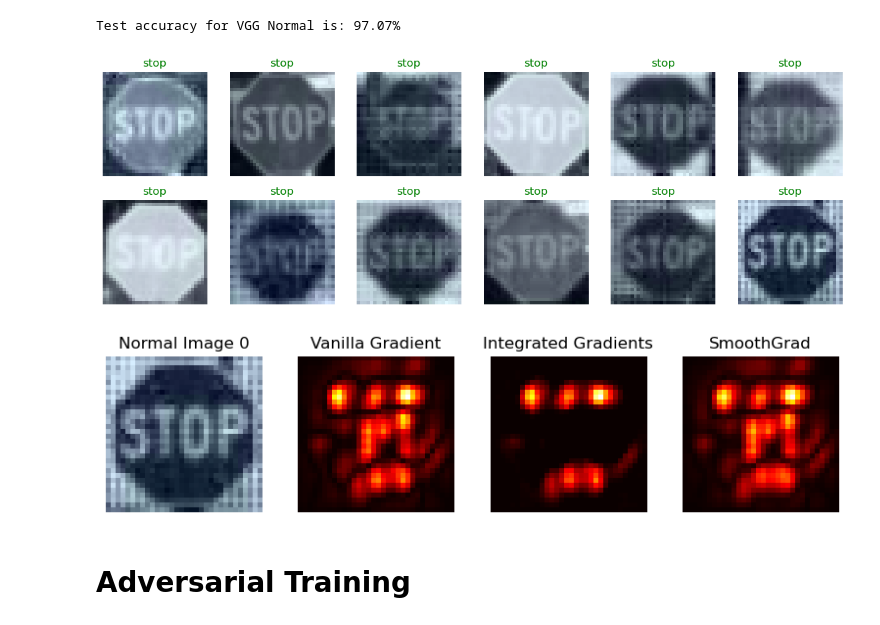
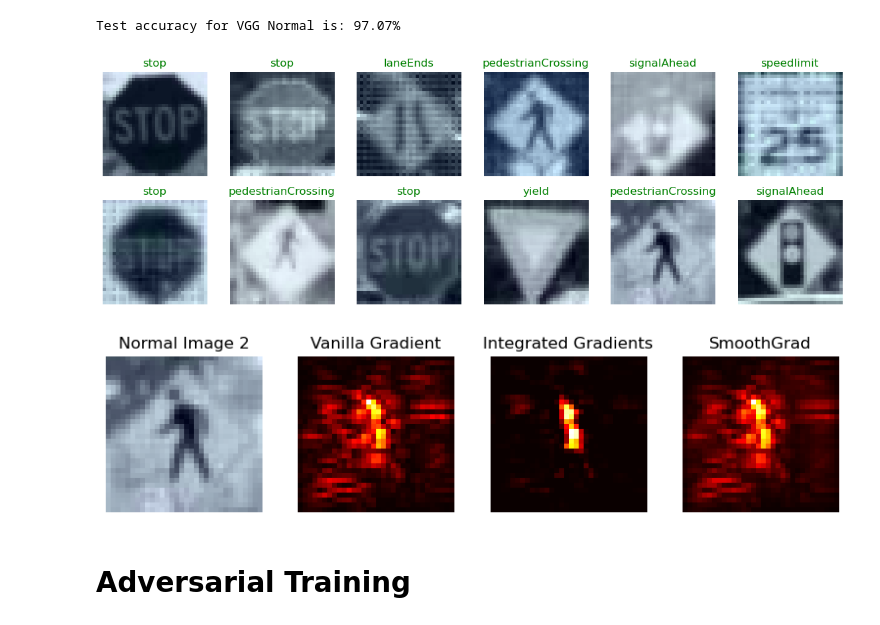
Before and after one commit to sanishsuwal7/VehicleSec, a Jupyter notebook: lisa_saliency.ipynb, the cells around one changed output. Cells and saved outputs as stored; diff of their text form; code cells hidden in the pictures.

```diff
--- a/lisa_saliency.ipynb
+++ b/lisa_saliency.ipynb
@@ -110,7 +110,7 @@ epochs = 100
 batch_size = 128
 
 train_dataloader = torch.utils.data.DataLoader(train_dataset, batch_size=batch_size, shuffle=True,) # num_workers=4,
-test_dataloader = torch.utils.data.DataLoader(test_dataset, batch_size=batch_size, shuffle=False)
+test_dataloader = torch.utils.data.DataLoader(test_dataset, batch_size=batch_size, shuffle=True)
 # %%
 %run models.ipynb
 %run utils.ipynb
@@ -157,36 +157,36 @@ rows, cols = 2, 6
 for i in range(1, (rows * cols) + 1):
     random_idx = torch.randint(0, len(x_batch), size=[1]).item()
     img, label_gt = x_batch[random_idx], y_batch[random_idx]
     indexes.append(random_idx)
     img_temp = img.unsqueeze(dim=0).to(device)
 
     # Get the predicted label
     label_pred = torch.argmax(model(img_temp))
 
     # Add the subplot
     fig.add_subplot(rows, cols, i)
 
     # Permute the image tensor from (C, H, W) to (H, W, C)
-    img = img.permute(1, 2, 0).cpu()  # Ensure the image is on CPU for matplotlib
+    img = img.permute(1, 2, 0).cpu().numpy()  # Ensure the image is on CPU for matplotlib
 
     # Normalize the image to [0, 1] for proper visualization (if needed)
     img = (img - img.min()) / (img.max() - img.min())  # Normalize to [0, 1]
 
     # Display the image
-    plt.imshow(img.numpy())  # No cmap='gray' for color images
+    plt.imshow(img)  # No cmap='gray' for color images
 
     # Set the title color based on prediction correctness
     if label_pred == label_gt:
         plt.title(class_names[label_pred], color='g')  # Correct prediction
     else:
         plt.title(class_names[label_pred], color='r')  # Incorrect prediction
 
     plt.axis(False)
     plt.tight_layout()
 
 plt.show()
 # %% [output]
-[figure, old version]
+[figure, new version]
 # %%
 gc.collect()
 torch.cuda.empty_cache()
@@ -201,10 +201,10 @@ saliency = Saliency(model)
 a_batch_smoothgrad = NoiseTunnel(saliency).attribute(inputs = x_batch, target = y_batch, nt_type ='smoothgrad', nt_samples = 50, stdevs=0.15).sum(axis=1).cpu().numpy()
 x_batch, y_batch = x_batch.cpu().numpy(), y_batch.cpu().numpy()
 # %%
-index = indexes[11]
+index = indexes[10]
 image_explanation(index, x_batch, y_batch, a_batch_saliency, a_batch_integrad, a_batch_smoothgrad, 'lisa_normal')
 # %% [output]
-[figure, old version]
+[figure, new version]
 # %% [markdown]
 # Adversarial Training
 # %%
```
Also changed, not shown: parts of 11 cells of this notebook, 1 other file.
